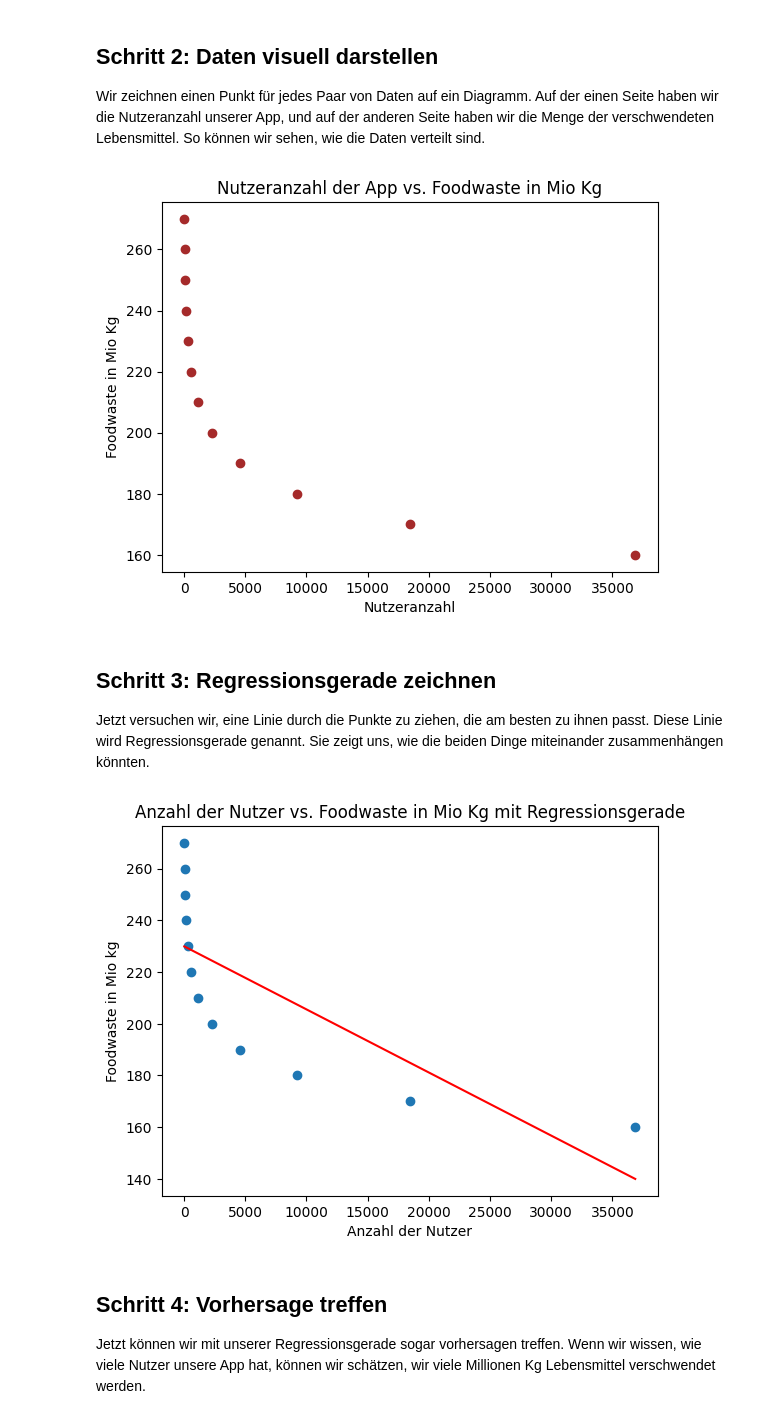
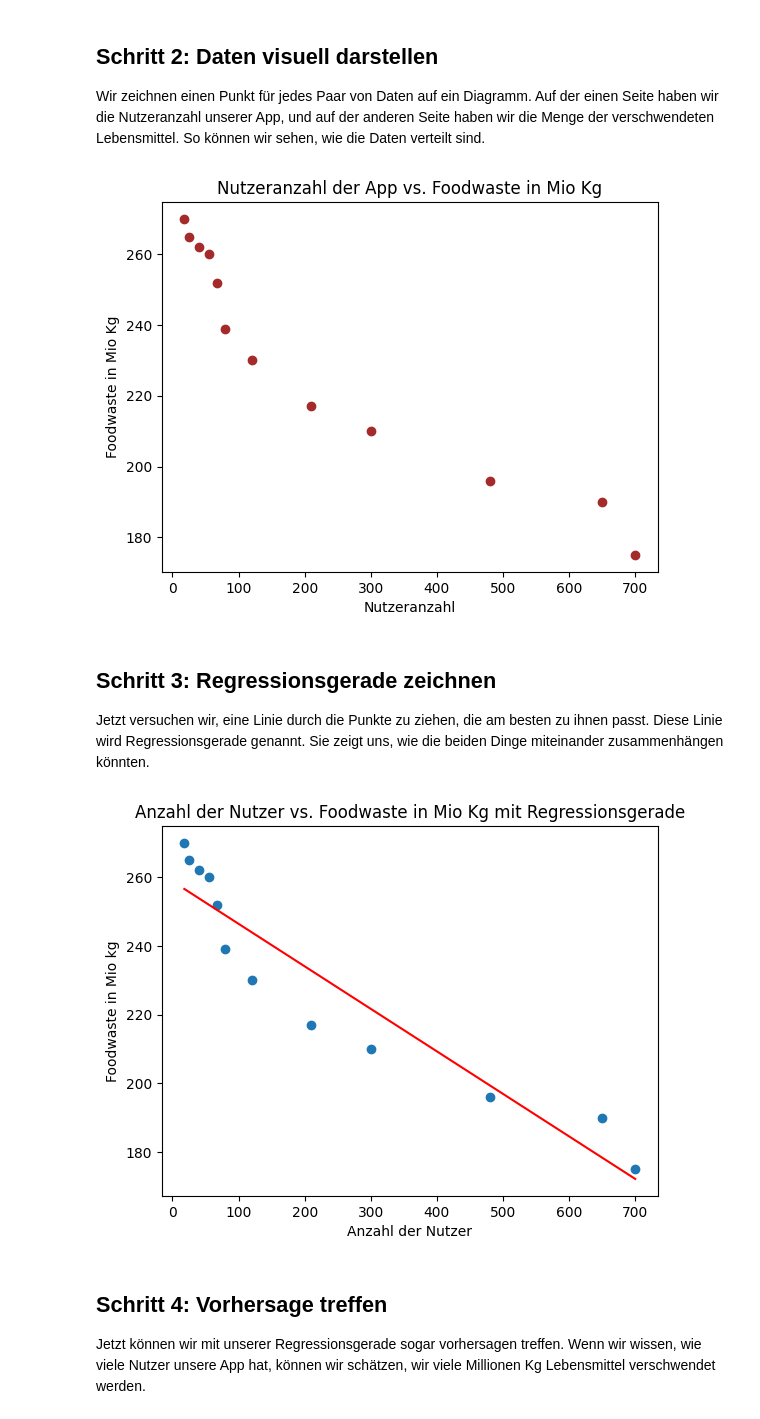
Before and after one commit to beritf-exxeta/girlsday_2024, a Jupyter notebook: Untitled.ipynb, the cells around one changed output. Cells and saved outputs as stored; diff of their text form; code cells hidden in the pictures.

Commit message:
update number for more realistic regression

```diff
--- a/Untitled.ipynb
+++ b/Untitled.ipynb
@@ -17,10 +16,11 @@ from sklearn.linear_model import LinearRegression
 
 Um einen Zusammenhang zwischen der Nutzung unserer App und der Lebensmittelverschwendung zu beweisen, sammeln wir zuerst Daten über die Nutzeranzahl der App und der Menge an verschwendeten Lebensmittel in Millionen Kg im letzten Jahr, reduziert auf die Stadt Berlin.
 # %%
-anzahl_nutzer = np.array([18 * (2 ** i) for i in range(12)])
+anzahl_nutzer = np.array([18, 25, 40, 55, 67, 80, 120, 210, 300, 480, 650, 700])
 print("Anzahl App Nutzer über 12 Monate:", anzahl_nutzer)
-tonnen_foodwaste = np.array([270 - 10 * i for i in range(12)])
-print("Anzahl Foodwaste in Berlin über 12 Monate:", tonnen_foodwaste)
+
+foodwaste = np.array([270, 265, 262, 260, 252, 239, 230, 217, 210, 196, 190, 175])
+print("Anzahl Foodwaste in Berlin über 12 Monate:", foodwaste)
 
 monate = np.array([1, 2, 3, 4, 5, 6, 7, 8, 9, 10, 11, 12])
 # %% [output]
@@ -45,30 +45,30 @@ plt.show()
 
 Wir zeichnen einen Punkt für jedes Paar von Daten auf ein Diagramm. Auf der einen Seite haben wir die Nutzeranzahl unserer App, und auf der anderen Seite haben wir die Menge der verschwendeten Lebensmittel. So können wir sehen, wie die Daten verteilt sind.
 # %%
-plt.scatter(anzahl_nutzer, tonnen_foodwaste, color='brown')
+plt.scatter(anzahl_nutzer, foodwaste, color='brown')
 plt.xlabel('Nutzeranzahl')
 plt.ylabel('Foodwaste in Mio Kg')
 plt.title('Nutzeranzahl der App vs. Foodwaste in Mio Kg')
 plt.show()
 # %% [output]
-[figure, old version]
+[figure, new version]
 # %% [markdown]
 ## Schritt 3: Regressionsgerade zeichnen
 
 Jetzt versuchen wir, eine Linie durch die Punkte zu ziehen, die am besten zu ihnen passt. Diese Linie wird Regressionsgerade genannt. Sie zeigt uns, wie die beiden Dinge miteinander zusammenhängen könnten.
 # %%
 regression = LinearRegression()
-regression.fit(anzahl_nutzer.reshape(-1, 1), tonnen_foodwaste)
+regression.fit(anzahl_nutzer.reshape(-1, 1), foodwaste)
 
 # Regressionsgerade plotten
-plt.scatter(anzahl_nutzer, tonnen_foodwaste)
+plt.scatter(anzahl_nutzer, foodwaste)
 plt.plot(anzahl_nutzer, regression.predict(anzahl_nutzer.reshape(-1, 1)), color='red')
 plt.xlabel('Anzahl der Nutzer')
 plt.ylabel('Foodwaste in Mio kg')
 plt.title('Anzahl der Nutzer vs. Foodwaste in Mio Kg mit Regressionsgerade')
 plt.show()
 # %% [output]
-[figure, old version]
+[figure, new version]
 # %% [markdown]
 ## Schritt 4: Vorhersage treffen
 
```
Also changed, not shown: parts of 5 cells of this notebook.
